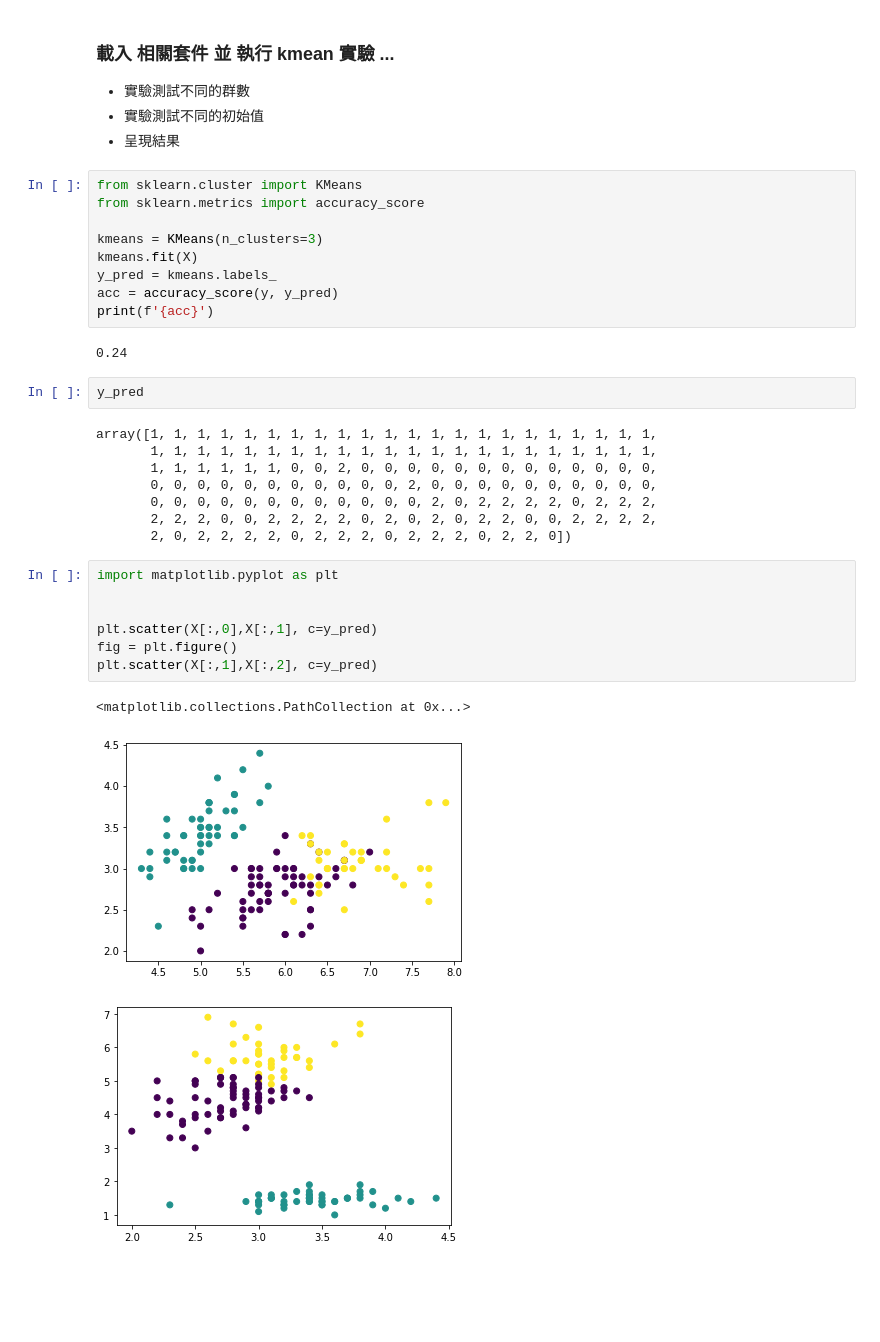
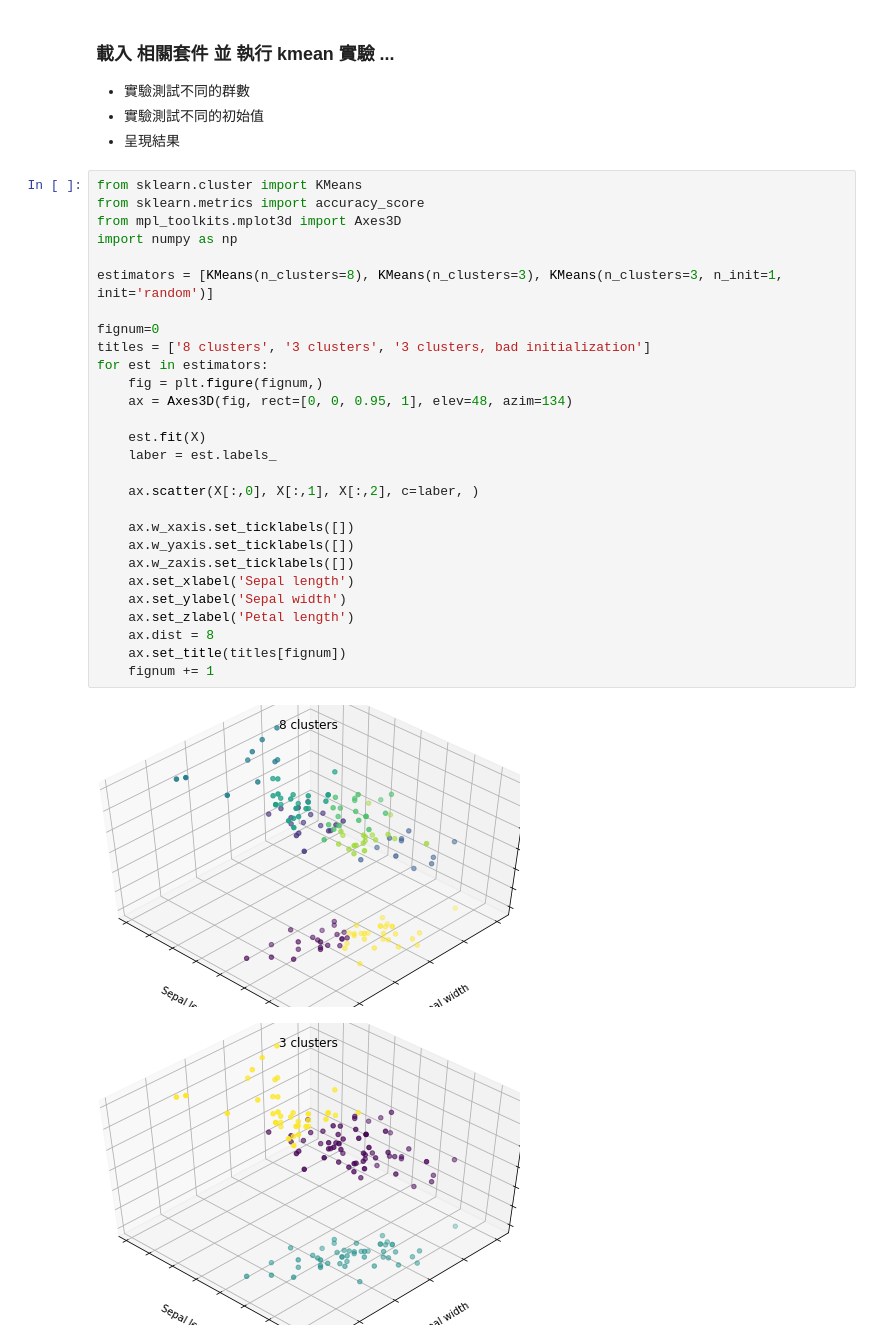
Before and after one commit to Chungchih/4th-ML100Days, a Jupyter notebook: homework/Day_055_HW.ipynb, the cells around one changed output. Drawn from its saved outputs; the diff is of its cells as text; blank space fills up the shorter version.

```diff
--- a/homework/Day_055_HW.ipynb
+++ b/homework/Day_055_HW.ipynb
@@ -14,35 +14,34 @@ y = iris.target
 - 實驗測試不同的群數
 - 實驗測試不同的初始值
 - 呈現結果
-# %%
-from sklearn.cluster import KMeans
-from sklearn.metrics import accuracy_score
-
-kmeans = KMeans(n_clusters=3)
-kmeans.fit(X)
-y_pred = kmeans.labels_
-acc = accuracy_score(y, y_pred)
-print(f'{acc}')
-# %% [output]
-0.24
-# %%
-y_pred
-# %% [output]
-array([1, 1, 1, 1, 1, 1, 1, 1, 1, 1, 1, 1, 1, 1, 1, 1, 1, 1, 1, 1, 1, 1,
-       1, 1, 1, 1, 1, 1, 1, 1, 1, 1, 1, 1, 1, 1, 1, 1, 1, 1, 1, 1, 1, 1,
-       1, 1, 1, 1, 1, 1, 0, 0, 2, 0, 0, 0, 0, 0, 0, 0, 0, 0, 0, 0, 0, 0,
-       0, 0, 0, 0, 0, 0, 0, 0, 0, 0, 0, 2, 0, 0, 0, 0, 0, 0, 0, 0, 0, 0,
-       0, 0, 0, 0, 0, 0, 0, 0, 0, 0, 0, 0, 2, 0, 2, 2, 2, 2, 0, 2, 2, 2,
-       2, 2, 2, 0, 0, 2, 2, 2, 2, 0, 2, 0, 2, 0, 2, 2, 0, 0, 2, 2, 2, 2,
-       2, 0, 2, 2, 2, 2, 0, 2, 2, 2, 0, 2, 2, 2, 0, 2, 2, 0])
-# %%
-import matplotlib.pyplot as plt
-
-
-plt.scatter(X[:,0],X[:,1], c=y_pred)
-fig = plt.figure()
-plt.scatter(X[:,1],X[:,2], c=y_pred)
-# %% [output]
-<matplotlib.collections.PathCollection at 0x...>
-[figure, removed]
-[figure, removed]
+# %%
+from sklearn.cluster import KMeans
+from sklearn.metrics import accuracy_score
+from mpl_toolkits.mplot3d import Axes3D
+import numpy as np
+
+estimators = [KMeans(n_clusters=8), KMeans(n_clusters=3), KMeans(n_clusters=3, n_init=1, init='random')]
+
+fignum=0
+titles = ['8 clusters', '3 clusters', '3 clusters, bad initialization']
+for est in estimators:
+    fig = plt.figure(fignum,)
+    ax = Axes3D(fig, rect=[0, 0, 0.95, 1], elev=48, azim=134)
+
+    est.fit(X)
+    laber = est.labels_
+
+    ax.scatter(X[:,0], X[:,1], X[:,2], c=laber, )
+
+    ax.w_xaxis.set_ticklabels([])
+    ax.w_yaxis.set_ticklabels([])
+    ax.w_zaxis.set_ticklabels([])
+    ax.set_xlabel('Sepal length')
+    ax.set_ylabel('Sepal width')
+    ax.set_zlabel('Petal length')
+    ax.dist = 8
+    ax.set_title(titles[fignum])
+    fignum += 1
+# %% [output]
+[figure, added]
+[figure, added]
```
Also changed, not shown: parts of 2 cells of this notebook.
